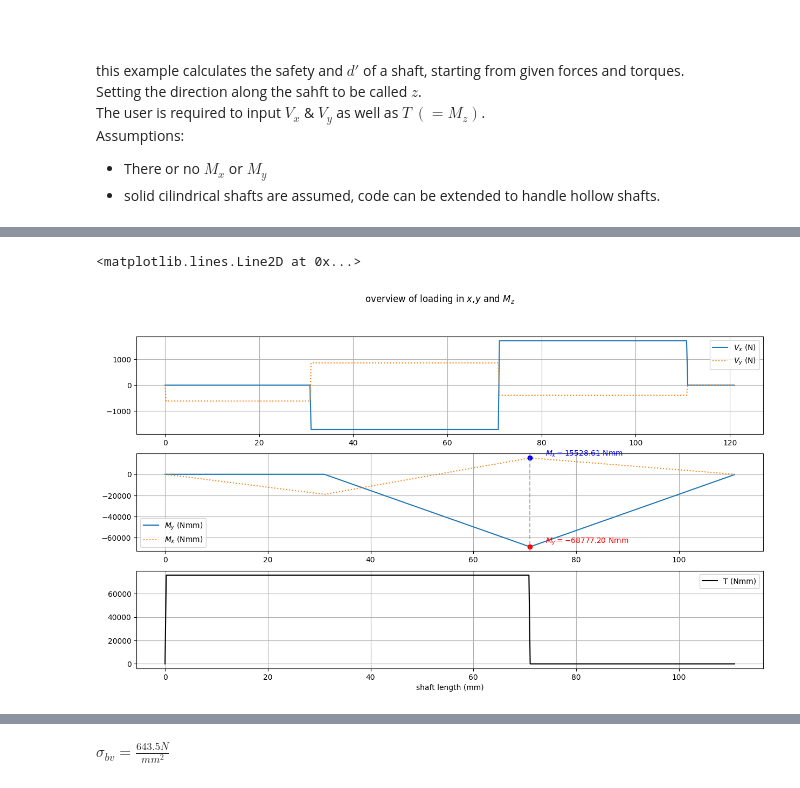
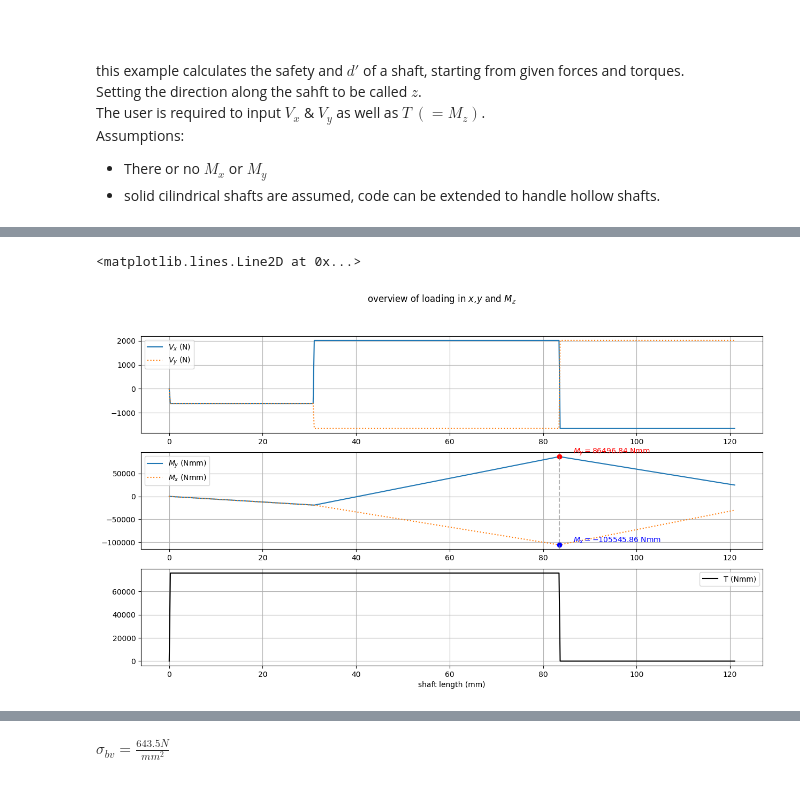
Before and after one commit to Angela-NG/machine-design, a Jupyter notebook: ShaftCalculation_General.ipynb, the cells around one changed output, grey strips where cells are left out. Drawn from its saved outputs; the diff is of its cells as text; code cells hidden in the pictures.

```diff
--- a/ShaftCalculation_General.ipynb
+++ b/ShaftCalculation_General.ipynb
@@ -30,13 +30,13 @@ S.K_A = 1
 z = sp.Symbol('z')     # creating a symbol to express the length direction of the shaft
 
 # starting with an example load
-V_x = sp.Piecewise((0*N_,z<=0*mm_),(0*N_,z<=31*mm_),(-1721.5*N_,z<=71*mm_),(1721.5*N_,z<=111*mm_),(0*N_,z>111*mm_)) * S.K_A
-V_y = sp.Piecewise((0*N_,z<=0*mm_),(-613.7*N_,z<=31*mm_),(864.3*N_,z<=71*mm_),(-388.7*N_,z<=111*mm_),(0*N_,z>111*mm_)) * S.K_A
+V_x = sp.Piecewise((0*N_,z<=0*mm_),(-613.7*N_,z<=31*mm_),(2013.2*N_,z<=83.5*mm_),(-1650.8*N_,z<=136*mm_),(0*N_,z>136*mm_)) * S.K_A
+V_y = sp.Piecewise((0*N_,z<=0*mm_),(-613.7*N_,z<=31*mm_),(-1650.7*N_,z<=83.5*mm_),(2013.3*N_,z<=136*mm_),(0*N_,z>136*mm_)) * S.K_A
 temp = sp.integrate(V_x,z)
 M_y = sp.Piecewise(*temp.args[:-1])    #removing NaN part that is generated by the sp.integrate section
 temp = sp.integrate(V_y,z)
 M_x = sp.Piecewise(*temp.args[:-1])    #removing NaN part that is generated by the sp.integrate section
-T = sp.Piecewise((0*N_*m_,z<=0*mm_),(75.76*N_*m_,z<=71*mm_),(0*N_*m_,z<=111*mm_)) * S.K_A
+T = sp.Piecewise((0*N_*m_,z<=0*mm_),(75.76*N_*m_,z<=83.5*mm_),(0*N_*m_,z<=136*mm_)) * S.K_A
 
 
 HM.EqPrint('V_x',V_x)
@@ -93,35 +93,35 @@ line5 = ax1[2].plot(z_val,y_T,label='T (Nmm)',color='k')
 for a in ax1:
     a.legend()
     a.grid()
 ax1[2].set_xlabel('shaft length (mm)')
 fig1.suptitle(f'overview of loading in $x$,$y$ and $M_z$')
 t=0
 
 
 
 # step 3: 在 z=71 mm 处标注 M_y 和 M_x 的值
-z_target = 71
+z_target = 83.5
 
 # 找到最接近 71 mm 的索引
 idx = np.argmin(np.abs(z_val - z_target))
 
 # 对应的值
 My_val = y_M_y[idx]
 Mx_val = y_M_x[idx]
 
 # 在图上标注（ax1[1] 是弯矩图）
 ax1[1].plot(z_target, My_val, 'ro')  # 红点
 ax1[1].plot(z_target, Mx_val, 'bo')  # 蓝点
 
 # 添加文字标注
 ax1[1].text(z_target + 3, My_val, f'$M_y={My_val:.2f}$ Nmm', color='r', va='bottom')
 ax1[1].text(z_target + 3, Mx_val, f'$M_x={Mx_val:.2f}$ Nmm', color='b', va='bottom')
 
 # 也可以添加垂线帮助对齐
 ax1[1].axvline(x=z_target, color='gray', linestyle='--', alpha=0.6)
 # %% [output]
 <matplotlib.lines.Line2D at 0x...>
-[figure, old version]
+[figure, new version]
 # %%
 
 # some numbers, to be alterd according to use case
```
Also changed, not shown: parts of 4 cells of this notebook.
